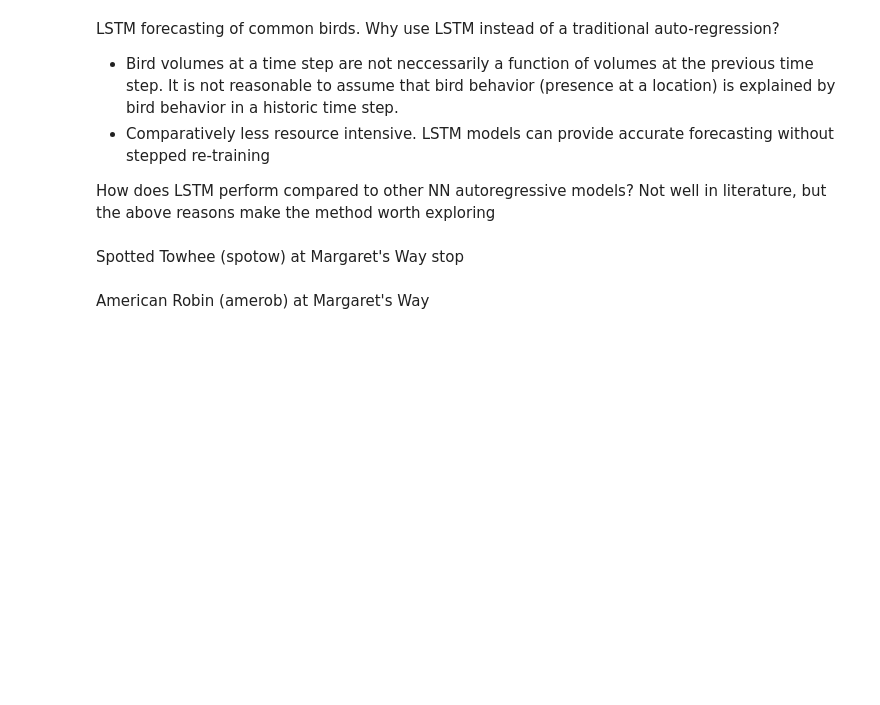
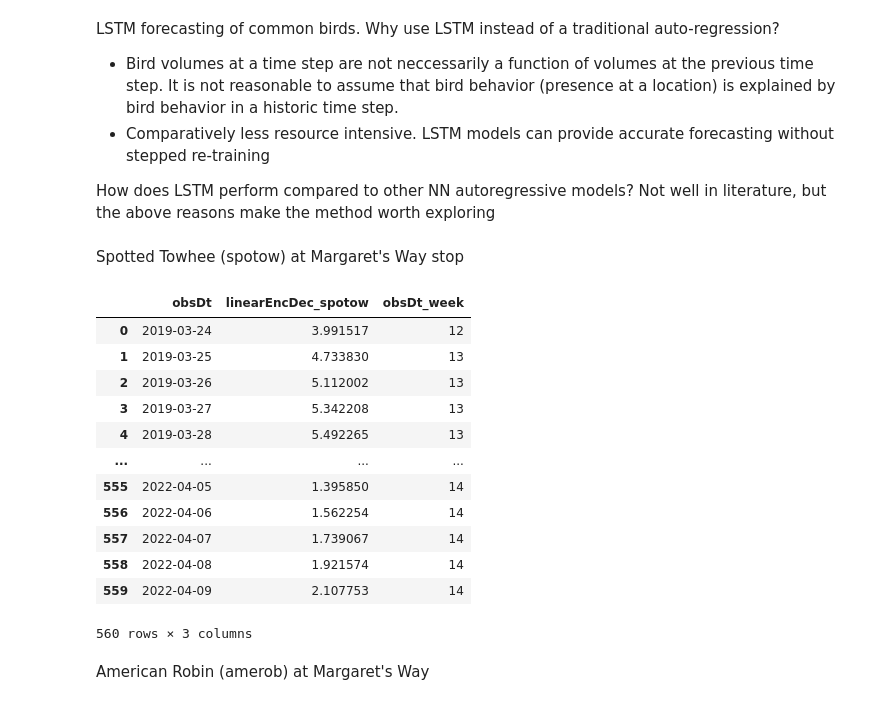
Before and after one commit to Tanag3r/trailheadDirect_birds, a Jupyter notebook: lstm_analysis.ipynb, the cells around one changed output. Cells and saved outputs as stored; diff of their text form; code cells hidden in the pictures; blank space fills up the shorter version.

Commit message:
normalization functions

```diff
--- a/lstm_analysis.ipynb
+++ b/lstm_analysis.ipynb
@@ -266,6 +266,16 @@ def plot_forecast(model,modelName: str,history,nInput: int):
     except Exception as ex:
         raise ex
     return fxPlot
+# %%
+##TODO #98 finish the function to normalize LSTM projects to annual relative abundance
+def norm_toAbundance(dailyObs):
+    try:
+        dailyObs = pd.DataFrame(dailyObs)
+        dailyObs = dailyObs.reset_index().rename(columns={'index':'obsDt'})
+        dailyObs = dailyObs.assign(obsDt_week=dailyObs.obsDt.dt.isocalendar().week)
+    except Exception as exd:
+        raise exd
+    return dailyObs
 # %% [markdown]
 Spotted Towhee (spotow) at Margaret's Way stop
 # %%
@@ -286,6 +296,22 @@ modelEncDec_spotow_margWay = build_EncDecModel(train=train,nInput=14)
 linearPlot = plot_forecast(model=modelLin_spotow_margWay,modelName='LinearSpotow',history=spotow_MargWay,nInput=7)
 logPlot = plot_forecast(model=ModelLog_spotow_MargWay,modelName='logSpotow',history=spotow_MargWay,nInput=7)
 encDecPlot = plot_forecast(model=modelEncDec_spotow_margWay,modelName='linearEncDec_spotow',history=spotow_MargWay,nInput=14)
+# %%
+norm_toAbundance(dailyObs=encDecPlot)
+# %% [output]
+|  | obsDt | linearEncDec_spotow | obsDt_week |
+| 0 | 2019-03-24 | 3.991517 | 12 |
+| 1 | 2019-03-25 | 4.733830 | 13 |
+| 2 | 2019-03-26 | 5.112002 | 13 |
+| 3 | 2019-03-27 | 5.342208 | 13 |
+| 4 | 2019-03-28 | 5.492265 | 13 |
+| ... | ... | ... | ... |
+| 555 | 2022-04-05 | 1.395850 | 14 |
+| 556 | 2022-04-06 | 1.562254 | 14 |
+| 557 | 2022-04-07 | 1.739067 | 14 |
+| 558 | 2022-04-08 | 1.921574 | 14 |
+| 559 | 2022-04-09 | 2.107753 | 14 |
+560 rows × 3 columns
 # %%
 compareResults = pd.concat(objs=[linearPlot,logPlot,encDecPlot],axis=1)
 spotowComparison = pd.merge(left=compareResults,left_on=compareResults.index,right=spotow_MargWay,right_on='obsDt',how='left')
```
